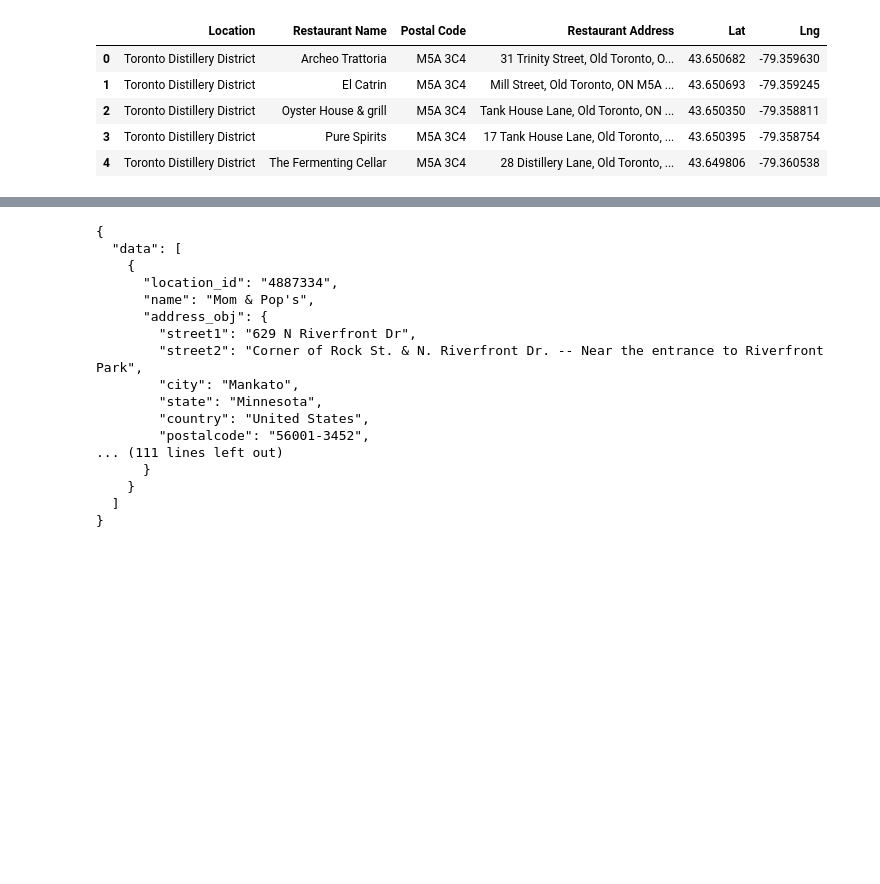
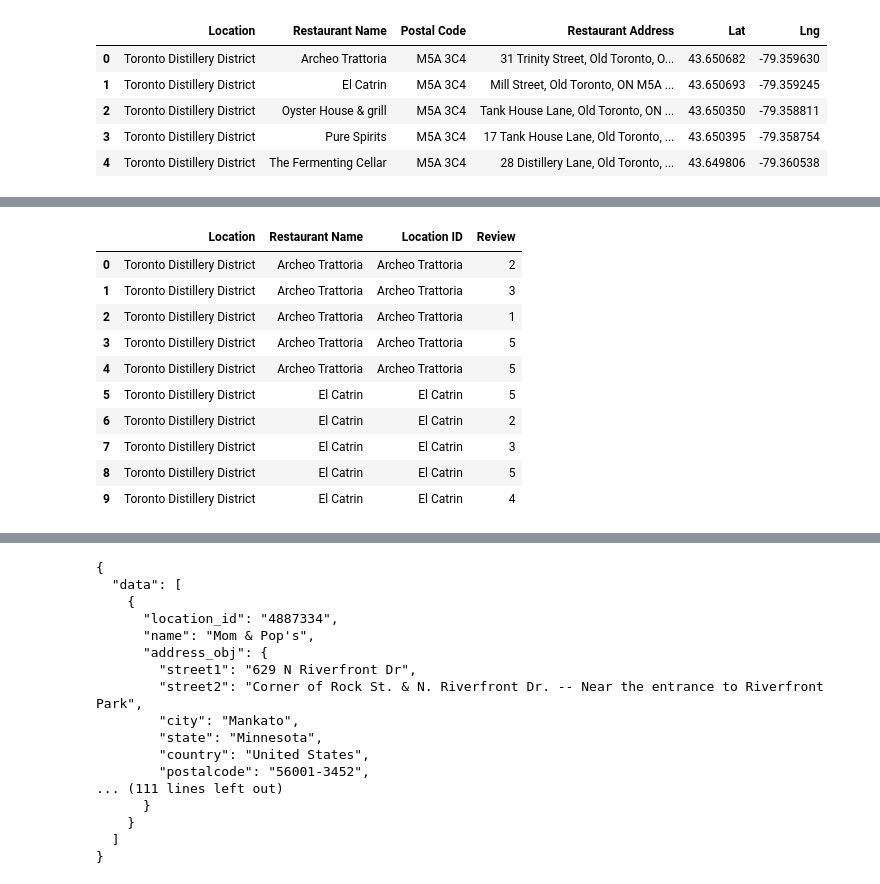
Before and after one commit to AleMori22/Project_1_repo, a Jupyter notebook: Alessandro Mori's Project 1.ipynb, the cells around one changed output, grey strips where cells are left out. Drawn from its saved outputs; the diff is of its cells as text; code cells hidden in the pictures; blank space fills up the shorter version.

```diff
--- a/Alessandro Mori's Project 1.ipynb
+++ b/Alessandro Mori's Project 1.ipynb
@@ -187,0 +142,32 @@ pprint(response)
+# %%
+#Drill for reviews
+Restaurants_df = pd.read_csv('output_data/restaurants.csv')
+
+#New df Reviews
+Reviews_df = pd.DataFrame(columns=['Location','Restaurant Name','Location ID','Review'])
+
+#Looooppping!!! Again. Yes.
+for index, restaurant in Restaurants_df.iterrows():
+
+    url = f"https://api.content.tripadvisor.com/api/v1/location/{restaurant['Location ID']}/reviews?key={Trip_advisor_key}&language=en"
+
+    headers = {"accept": "application/json"}
+
+    response = requests.get(url, headers=headers).json()
+
+    #Let's try this!!!
+    try:
+
+        for res in response['data']:
+
+            new_row = {'Location' : restaurant['Location'],
+
+                       'Restaurant Name' : restaurant['Restaurant Name'],
+                       'Location ID' : restaurant['Restaurant Name'],
+                       'Review' : res['rating']}
+            Reviews_df.loc[len(Reviews_df)] = new_row
+
+    except(KeyError, IndexError):
+            print('Error.')
+
+pprint(response)
@@ -187,0 +192,14 @@ pprint(response)
+# %%
+Reviews_df.head(10)
+# %% [output]
+|  | Location | Restaurant Name | Location ID | Review |
+| 0 | Toronto Distillery District | Archeo Trattoria | Archeo Trattoria | 2 |
+| 1 | Toronto Distillery District | Archeo Trattoria | Archeo Trattoria | 3 |
+| 2 | Toronto Distillery District | Archeo Trattoria | Archeo Trattoria | 1 |
+| 3 | Toronto Distillery District | Archeo Trattoria | Archeo Trattoria | 5 |
+| 4 | Toronto Distillery District | Archeo Trattoria | Archeo Trattoria | 5 |
+| 5 | Toronto Distillery District | El Catrin | El Catrin | 5 |
+| 6 | Toronto Distillery District | El Catrin | El Catrin | 2 |
+| 7 | Toronto Distillery District | El Catrin | El Catrin | 3 |
+| 8 | Toronto Distillery District | El Catrin | El Catrin | 5 |
+| 9 | Toronto Distillery District | El Catrin | El Catrin | 4 |
```
Also changed, not shown: parts of 7 cells of this notebook.
